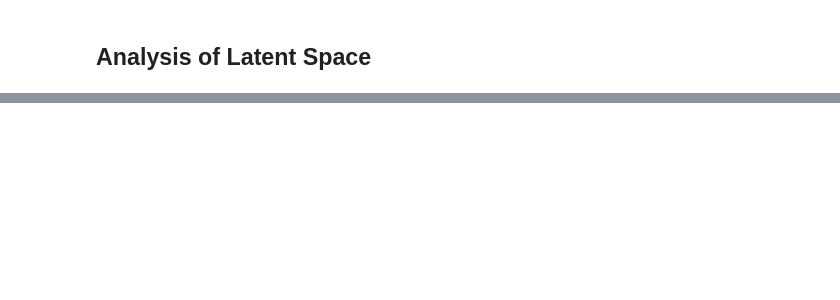
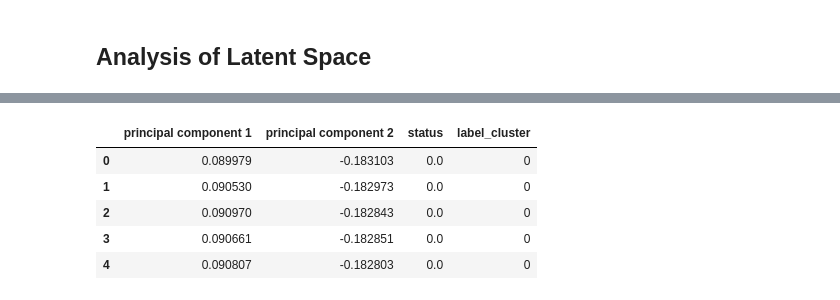
Before and after one commit to carlov93/predictive_maintenance, a Jupyter notebook: src/ai/analysis_latent_space/dbscan_analysis.ipynb, the cells around one changed output, grey strips where cells are left out. Saved outputs shown, nothing was run; the diff lists cells and outputs as text; code cells hidden in the pictures; blank space fills up the shorter version.

```diff
--- a/src/ai/analysis_latent_space/dbscan_analysis.ipynb
+++ b/src/ai/analysis_latent_space/dbscan_analysis.ipynb
@@ -52,0 +88,15 @@ ax.grid()
+# %%
+db = DBSCAN(eps=0.6, min_samples=10).fit(principalDf)
+core_samples_mask = np.zeros_like(db.labels_, dtype=bool)
+core_samples_mask[db.core_sample_indices_] = True
+labels = db.labels_
+
+# Number of clusters in labels, ignoring noise if present.
+n_clusters_ = len(set(labels)) - (1 if -1 in labels else 0)
+n_noise_ = list(labels).count(-1)
+
+result = finalDf
+result["label_cluster"] = labels
+
+print('Estimated number of clusters: %d' % n_clusters_)
+print('Estimated number of noise points: %d' % n_noise_)
@@ -52,0 +120,9 @@ ax.grid()
+# %%
+result.head()
+# %% [output]
+|  | principal component 1 | principal component 2 | status | label_cluster |
+| 0 | 0.089979 | -0.183103 | 0.0 | 0 |
+| 1 | 0.090530 | -0.182973 | 0.0 | 0 |
+| 2 | 0.090970 | -0.182843 | 0.0 | 0 |
+| 3 | 0.090661 | -0.182851 | 0.0 | 0 |
+| 4 | 0.090807 | -0.182803 | 0.0 | 0 |
```
Also changed, not shown: parts of 9 cells of this notebook.
